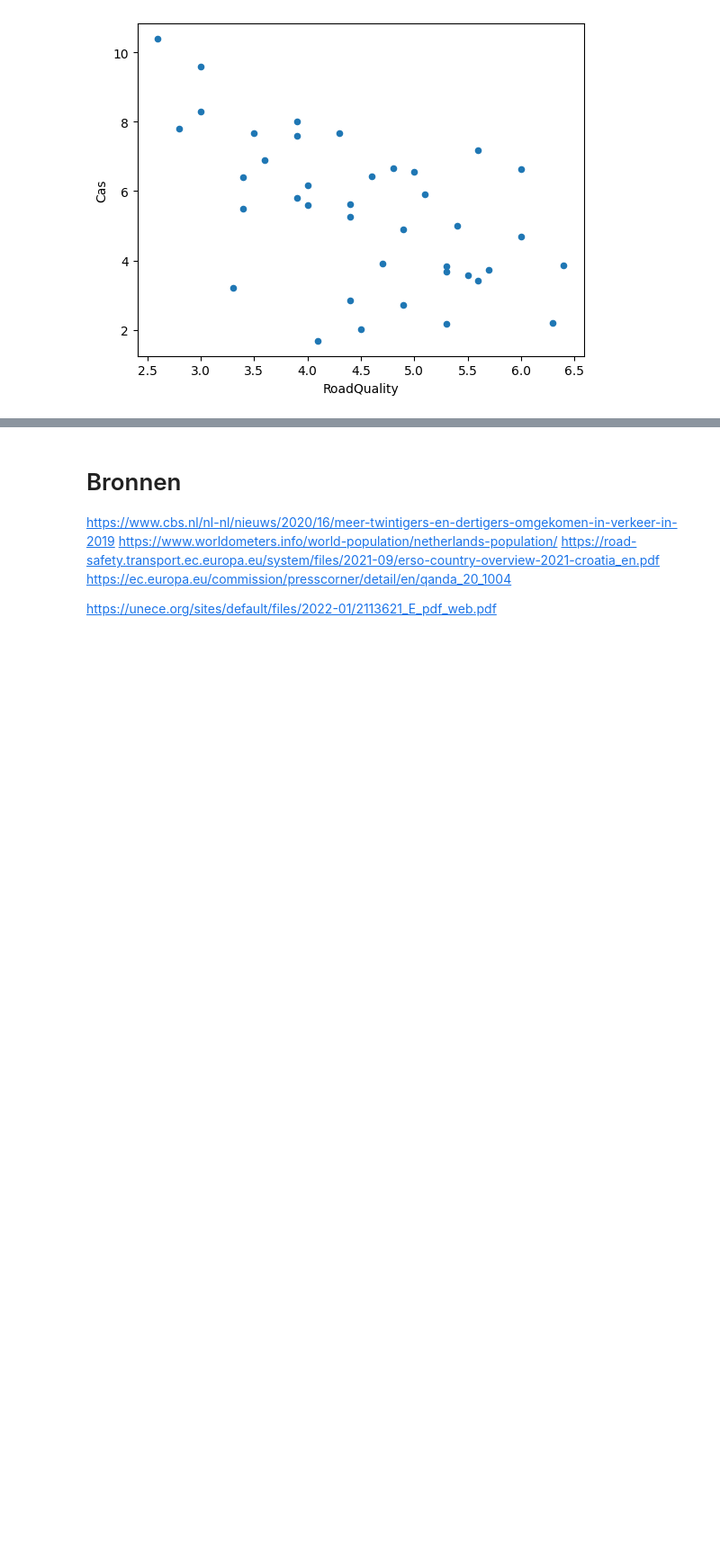
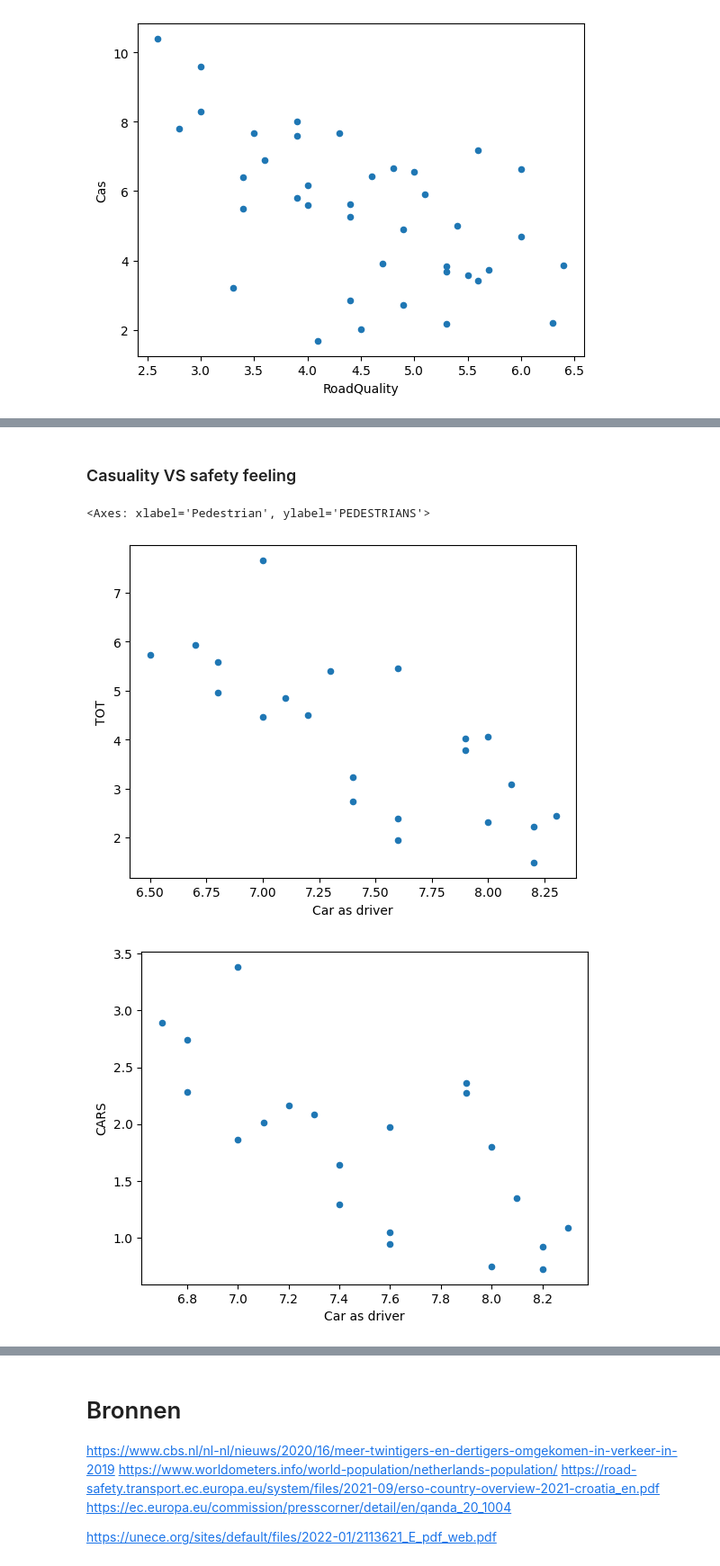
Before and after one commit to ThomSerg/InfoVis-Verkeersongevallen, a Jupyter notebook: db/Europe/Dataset creation.ipynb, the cells around one changed output, grey strips where cells are left out. Shown at 90% size. Saved outputs shown, nothing was run; the diff lists cells and outputs as text; code cells hidden in the pictures; blank space fills up the shorter version.

```diff
--- a/db/Europe/Dataset creation.ipynb
+++ b/db/Europe/Dataset creation.ipynb
@@ -181,0 +260,11 @@ TrafficDataset.plot.scatter(x='RoadQuality', y='Cas')
+# %% [markdown]
+### Casuality VS safety feeling
+# %%
+pd.merge(casualityPerRoadUserData, safetyFeelingData, how="inner", on="Country").plot.scatter(x='Car as driver', y='TOT')
+pd.merge(casualityPerRoadUserData, safetyFeelingData, how="inner", on="Country").plot.scatter(x='Car as driver', y='CARS')
+pd.merge(casualityPerRoadUserData, safetyFeelingData, how="inner", on="Country").plot.scatter(x='Cyclist', y='CYCLISTS')
+pd.merge(casualityPerRoadUserData, safetyFeelingData, how="inner", on="Country").plot.scatter(x='Pedestrian', y='PEDESTRIANS')
+# %% [output]
+<Axes: xlabel='Pedestrian', ylabel='PEDESTRIANS'>
+[figure, added]
+[figure, added]
```
Also changed, not shown: parts of 23 cells of this notebook.
